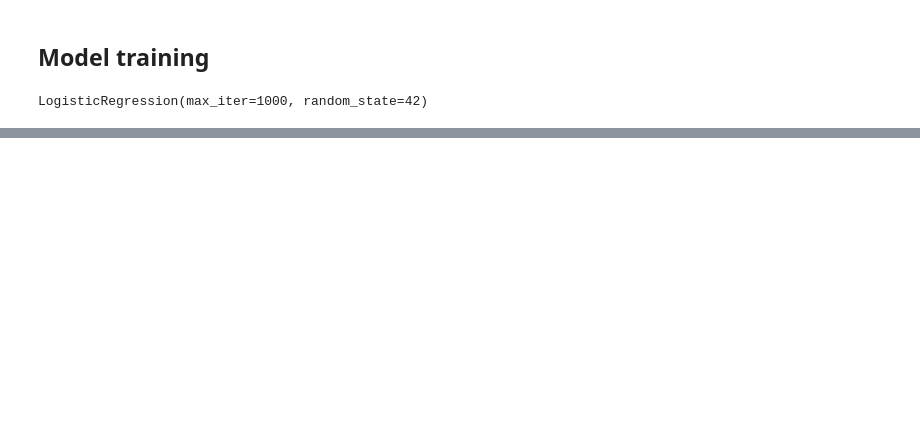
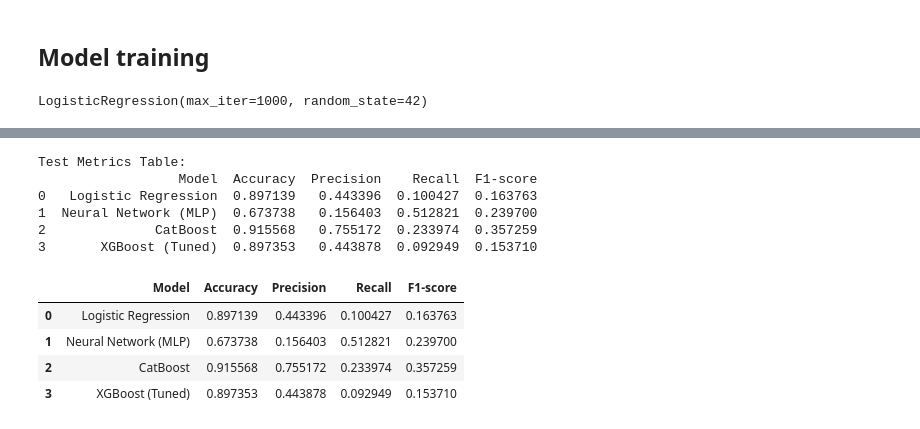
Before and after one commit to avirni5259/medical-no-show, a Jupyter notebook: Project.ipynb, the cells around one changed output, grey strips where cells are left out. Drawn from its saved outputs; the diff is of its cells as text; code cells hidden in the pictures; blank space fills up the shorter version.

```diff
--- a/Project.ipynb
+++ b/Project.ipynb
@@ -433,11 +490,14 @@ Confusion Matrix:
 # %%
 from catboost import CatBoostClassifier, Pool
 
-X_train_orig = X_orig.loc[X_train.index]
-X_test_orig  = X_orig.loc[X_test.index]
+X_train_orig = X_orig.loc[train_idx_pre_resample]
+X_test_orig  = X_orig.loc[test_idx]
 
-train_pool = Pool(X_train_orig, y_train, cat_features=cat_idx_orig)
-test_pool  = Pool(X_test_orig,  y_test,  cat_features=cat_idx_orig)
+cat_cols_orig = X_orig.select_dtypes(include=['object', 'category']).columns.tolist()
+cat_idx_orig = [X_orig.columns.get_loc(c) for c in cat_cols_orig]
+
+train_pool = Pool(X_train_orig, y.loc[train_idx_pre_resample], cat_features=cat_idx_orig)
+test_pool  = Pool(X_test_orig,  y.loc[test_idx],  cat_features=cat_idx_orig)
 
 cat = CatBoostClassifier(
     iterations=5000,
@@ -510,0 +702,38 @@ Confusion Matrix:
+# %%
+# --- Calculate and display test metrics (accuracy, precision, recall, f1) for each model ---
+from sklearn.metrics import accuracy_score, precision_score, recall_score, f1_score
+
+# Test predictions for each model
+test_preds = {
+    'Logistic Regression': y_pred,
+    'Neural Network (MLP)': y_pred_nn,
+    'CatBoost': y_pred_cat,
+    'XGBoost (Tuned)': y_pred_xgb
+}
+
+# Calculate metrics for test set
+test_metrics = {'Model': [], 'Accuracy': [], 'Precision': [], 'Recall': [], 'F1-score': []}
+for model in test_preds:
+    preds = test_preds[model]
+    test_metrics['Model'].append(model)
+    test_metrics['Accuracy'].append(accuracy_score(y_test, preds))
+    test_metrics['Precision'].append(precision_score(y_test, preds))
+    test_metrics['Recall'].append(recall_score(y_test, preds))
+    test_metrics['F1-score'].append(f1_score(y_test, preds))
+
+test_metrics_df = pd.DataFrame(test_metrics)
+print('Test Metrics Table:')
+# print(test_metrics_df)
+test_metrics_df
+# %% [output]
+Test Metrics Table:
+                  Model  Accuracy  Precision    Recall  F1-score
+0   Logistic Regression  0.897139   0.443396  0.100427  0.163763
+1  Neural Network (MLP)  0.673738   0.156403  0.512821  0.239700
+2              CatBoost  0.915568   0.755172  0.233974  0.357259
+3       XGBoost (Tuned)  0.897353   0.443878  0.092949  0.153710
+|  | Model | Accuracy | Precision | Recall | F1-score |
+| 0 | Logistic Regression | 0.897139 | 0.443396 | 0.100427 | 0.163763 |
+| 1 | Neural Network (MLP) | 0.673738 | 0.156403 | 0.512821 | 0.239700 |
+| 2 | CatBoost | 0.915568 | 0.755172 | 0.233974 | 0.357259 |
+| 3 | XGBoost (Tuned) | 0.897353 | 0.443878 | 0.092949 | 0.153710 |
```
Also changed, not shown: parts of 12 cells of this notebook, 8 other files.
